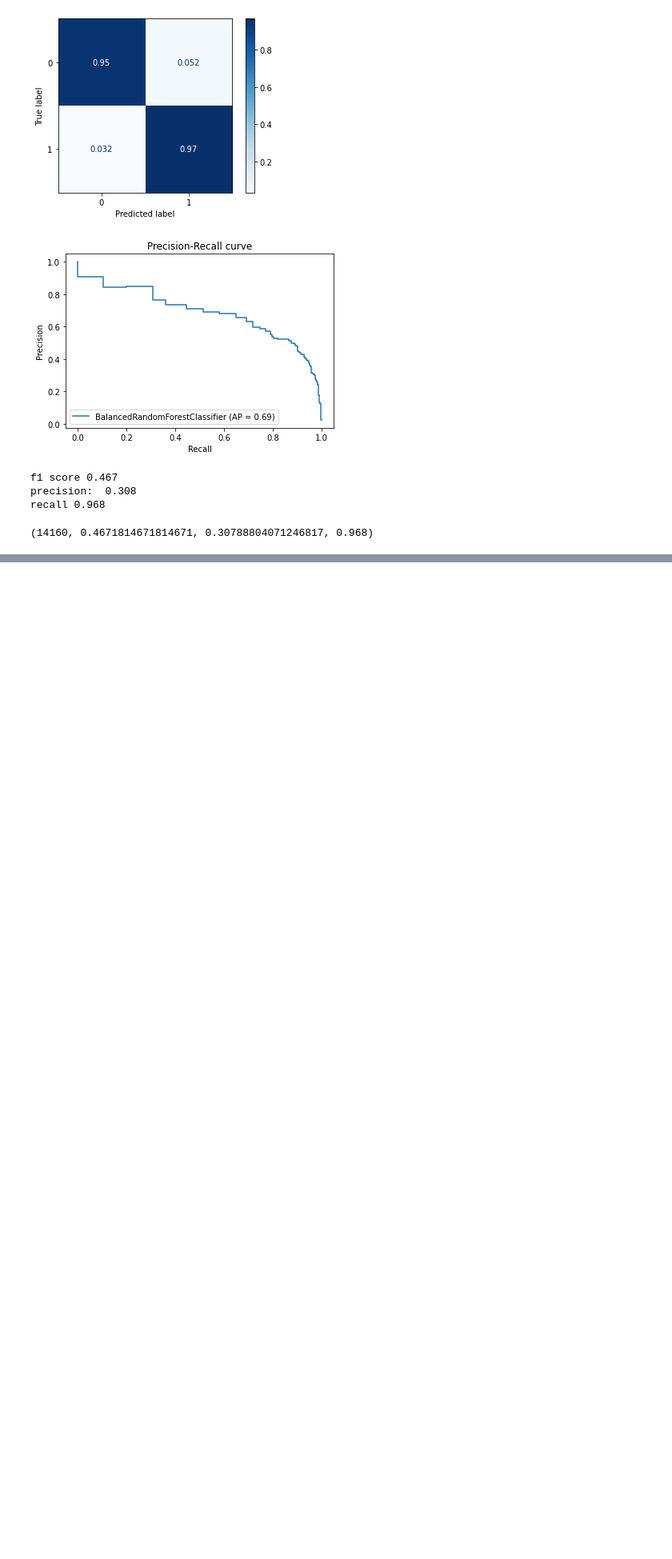
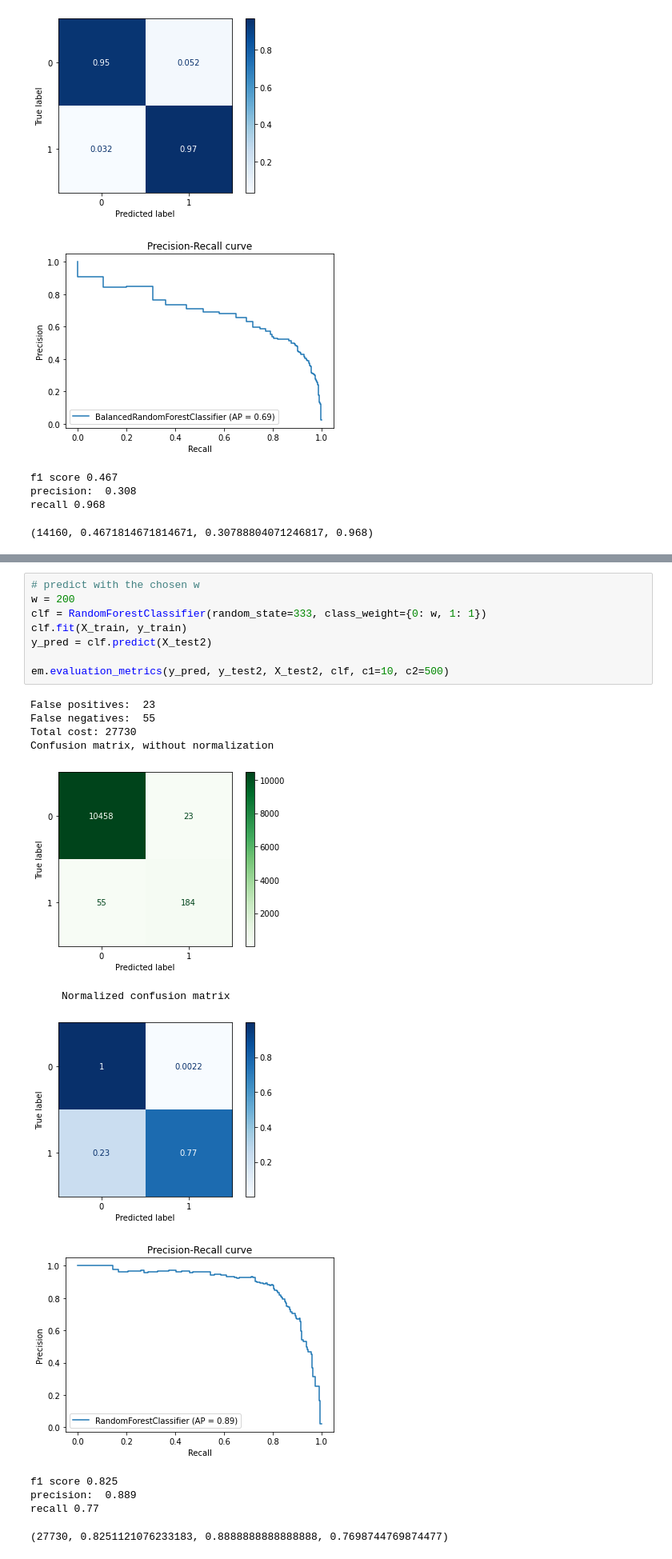
Before and after one commit to FranciscaAlliende/APS-Failure-at-Scania-Trucks, a Jupyter notebook: Cost_Sentive_Learning_Random_Forest.ipynb, the cells around one changed output, grey strips where cells are left out. Shown: that part at 80% size. Drawn from its saved outputs; the diff is of its cells as text; blank space fills up the shorter version.

```diff
--- a/Cost_Sentive_Learning_Random_Forest.ipynb
+++ b/Cost_Sentive_Learning_Random_Forest.ipynb
@@ -103,0 +166,21 @@ recall 0.968
+# %%
+# predict with the chosen w
+w = 200
+clf = RandomForestClassifier(random_state=333, class_weight={0: w, 1: 1})
+clf.fit(X_train, y_train)
+y_pred = clf.predict(X_test2)
+
+em.evaluation_metrics(y_pred, y_test2, X_test2, clf, c1=10, c2=500)
+# %% [output]
+False positives:  23
+False negatives:  55
+Total cost: 27730
+Confusion matrix, without normalization
+[figure, added]
+     Normalized confusion matrix
+[figure, added]
+[figure, added]
+f1 score 0.825
+precision:  0.889
+recall 0.77
+(27730, 0.8251121076233183, 0.8888888888888888, 0.7698744769874477)
```
Also changed, not shown: parts of 4 cells of this notebook.
